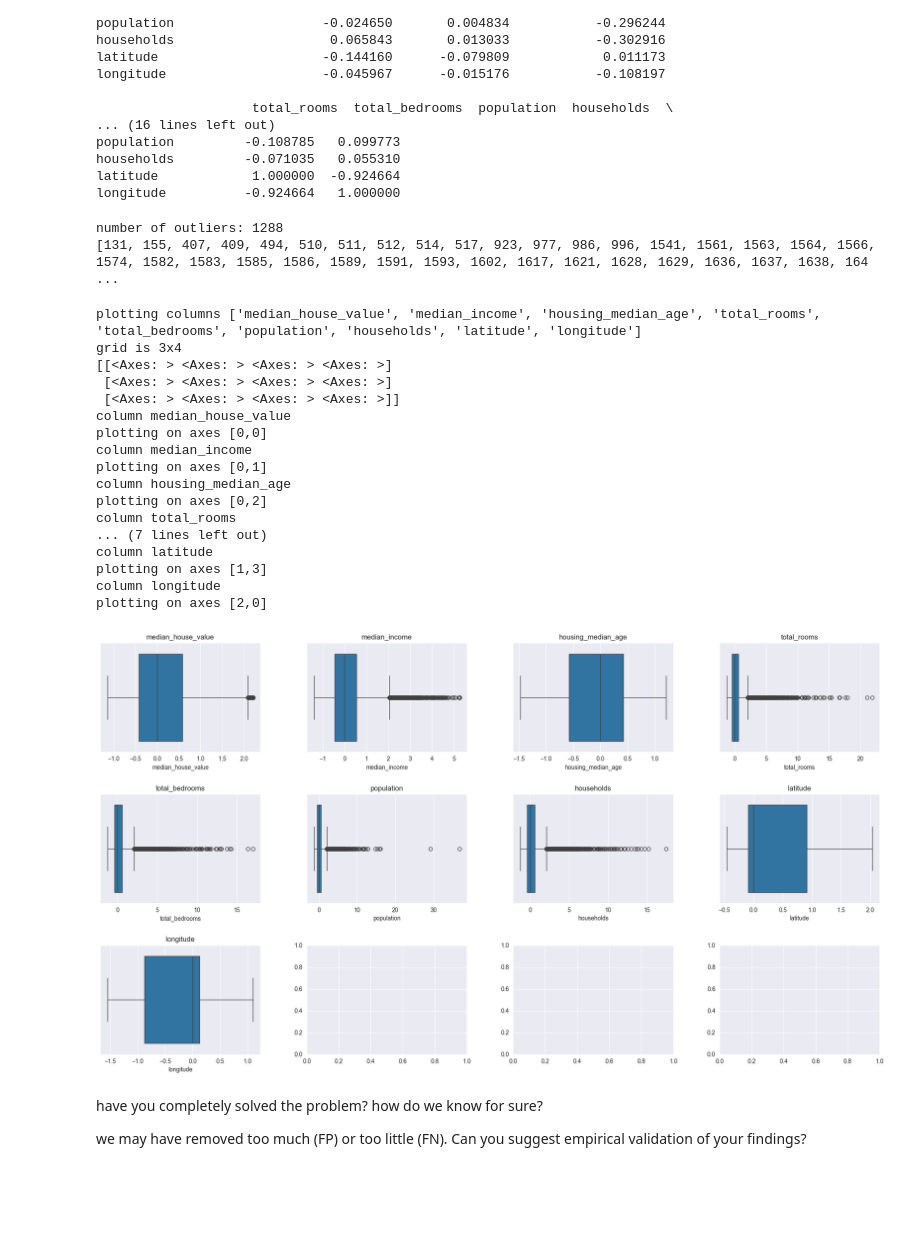
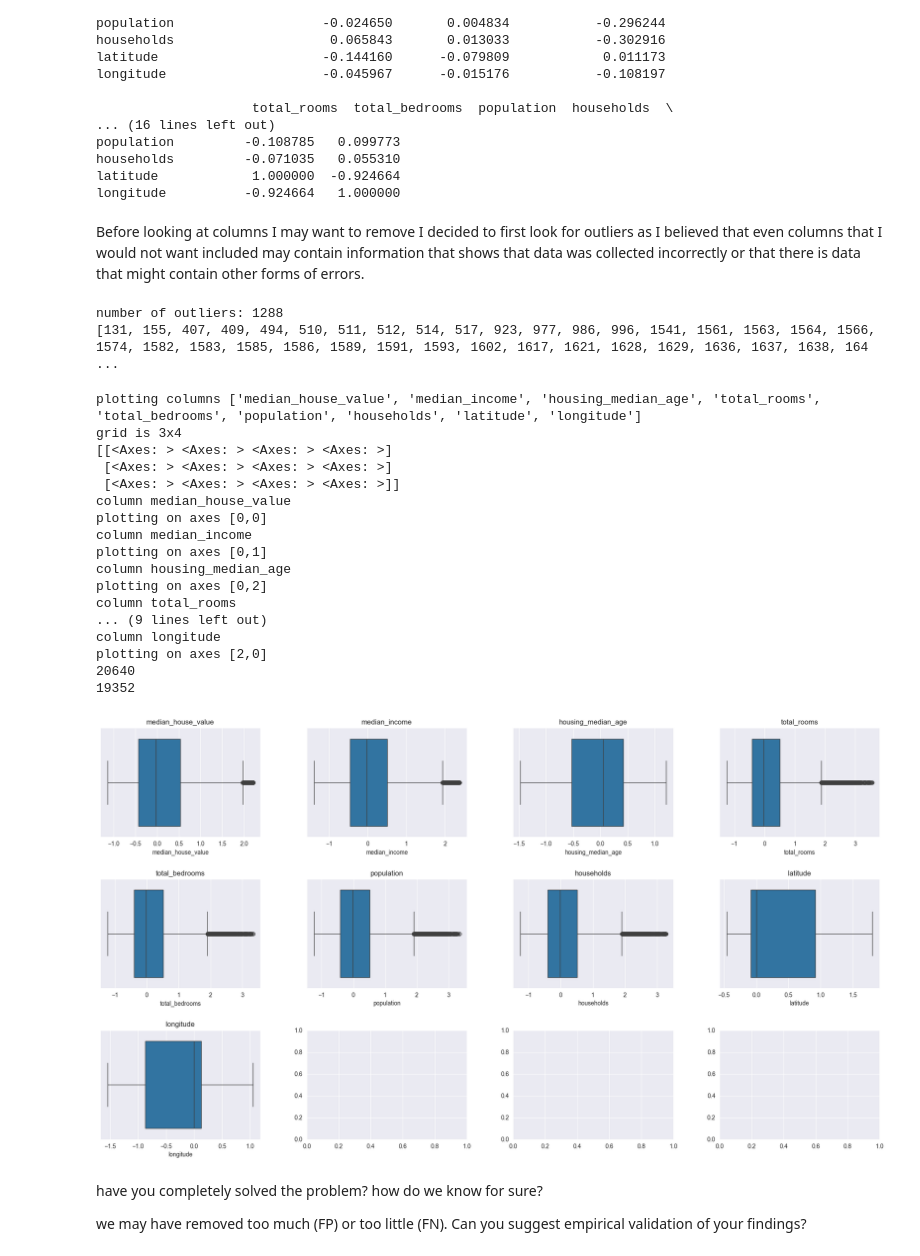
Before and after one commit to 28Storm28/CSC3831-Part1, a Jupyter notebook: Anomaly_detection_coursework_starter.ipynb, the cells around one changed output. Drawn from its saved outputs; the diff is of its cells as text; code cells hidden in the pictures; blank space fills up the shorter version.

```diff
--- a/Anomaly_detection_coursework_starter.ipynb
+++ b/Anomaly_detection_coursework_starter.ipynb
@@ -209,18 +286,19 @@ population         -0.108785   0.099773
 households         -0.071035   0.055310
 latitude            1.000000  -0.924664
 longitude          -0.924664   1.000000
+# %% [markdown]
+Before looking at columns I may want to remove I decided to first look for outliers as I believed that even columns that I would not want included may contain information that shows that
+data was collected incorrectly or that there is data that might contain other forms of errors.
 # %%
-def get_outlier_indexes(column, threshold):
-    z_scores = (column - column.mean()) / column.std()
-    return z_scores[abs(z_scores) > threshold].index
+def get_outlier_indexes(column_for_indexes, threshold_indexes):
+    z_scores = (column_for_indexes - column_for_indexes.mean()) / column_for_indexes.std()
+    return z_scores[abs(z_scores) > threshold_indexes].index
 
 
-threshold = 2.55
-
-def get_indexes_for_dataset(dataset):
+def get_indexes_for_dataset(dataset, threshold_dataset):
     all_outlier_indexes = []
     for col in dataset.columns:
-        new_vales = get_outlier_indexes(dataset[col], threshold)
+        new_vales = get_outlier_indexes(dataset[col], threshold_dataset)
         for value in new_vales:
             # Check for duplicates
             if value not in all_outlier_indexes:
@@ -229,7 +307,7 @@ def get_indexes_for_dataset(dataset):
 
 
 
-main_outliers = get_indexes_for_dataset(houses_robust_scaled)
+main_outliers = get_indexes_for_dataset(houses_robust_scaled, 2.55)
 print(f'number of outliers: {len(main_outliers)}')
 # Reporting the indexes of outliers is required in the brief
 print(main_outliers)
@@ -238,27 +316,29 @@ number of outliers: 1288
 [131, 155, 407, 409, 494, 510, 511, 512, 514, 517, 923, 977, 986, 996, 1541, 1561, 1563, 1564, 1566, 1574, 1582, 1583, 1585, 1586, 1589, 1591, 1593, 1602, 1617, 1621, 1628, 1629, 1636, 1637, 1638, 164 ...
 # %%
 # Remove outliers
-houses_robust_scaled.drop(main_outliers)
-plot_distributions(houses_robust_scaled, houses_robust_scaled.columns)
+houses_outliers_removed = houses_robust_scaled.drop(main_outliers)
+plot_distributions(houses_outliers_removed, houses_outliers_removed.columns)
+print(len(houses))
+print(len(houses_outliers_removed))
 # %% [output]
 plotting columns ['median_house_value', 'median_income', 'housing_median_age', 'total_rooms', 'total_bedrooms', 'population', 'households', 'latitude', 'longitude']
 grid is 3x4
 [[<Axes: > <Axes: > <Axes: > <Axes: >]
  [<Axes: > <Axes: > <Axes: > <Axes: >]
  [<Axes: > <Axes: > <Axes: > <Axes: >]]
 column median_house_value
 plotting on axes [0,0]
 column median_income
 plotting on axes [0,1]
 column housing_median_age
 plotting on axes [0,2]
 column total_rooms
-... (7 lines left out)
-column latitude
-plotting on axes [1,3]
+... (9 lines left out)
 column longitude
 plotting on axes [2,0]
+20640
+19352
-[figure, old version]
+[figure, new version]
 # %% [markdown]
 have you completely solved the problem? how do we know for sure?
 
```
Also changed, not shown: parts of 41 cells of this notebook.
